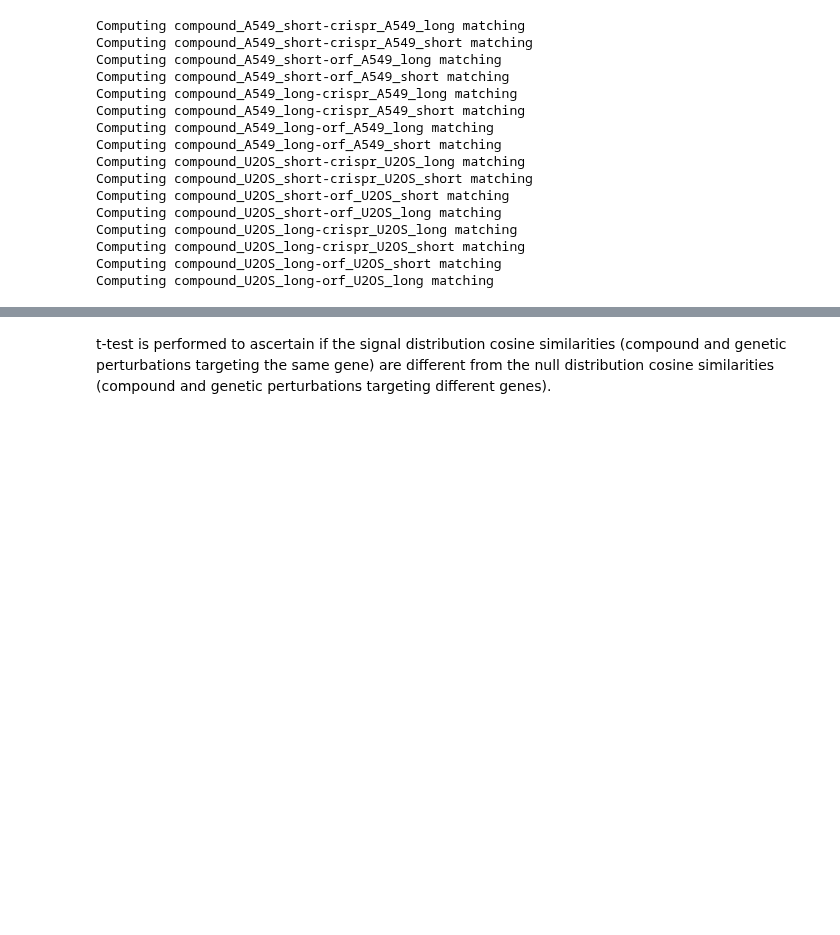
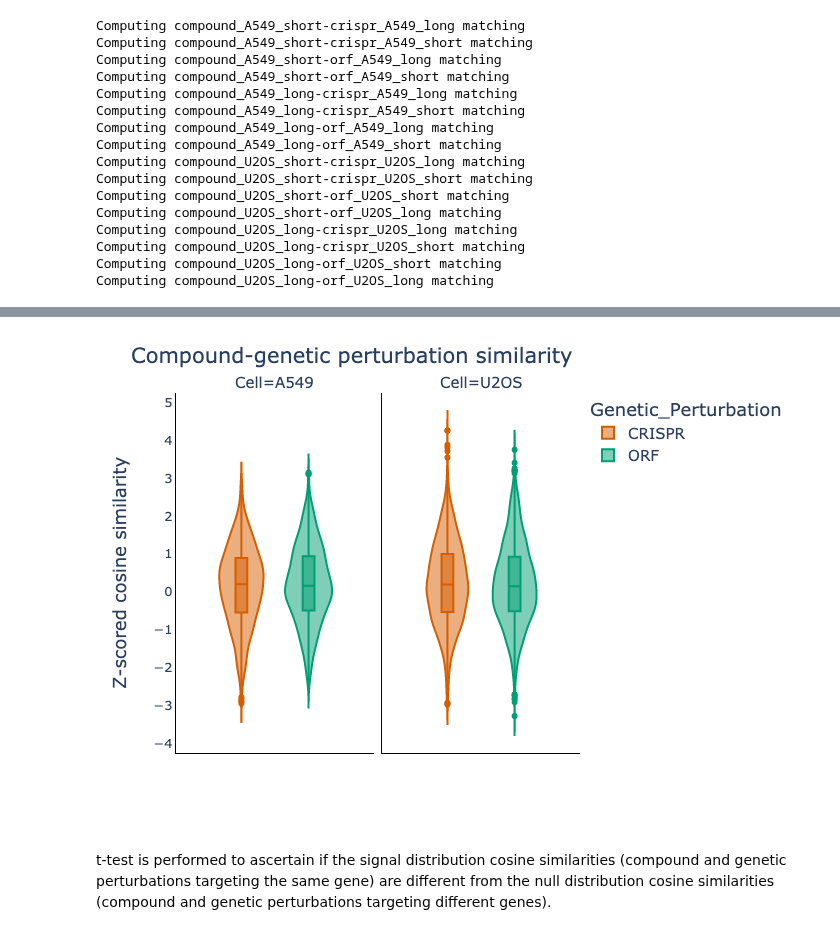
Before and after one commit to jump-cellpainting/2024_Chandrasekaran_NatureMethods, a Jupyter notebook: benchmark/5.visualize-similarities.ipynb, the cells around one changed output, grey strips where cells are left out. Cells and saved outputs as stored; diff of their text form; code cells hidden in the pictures; blank space fills up the shorter version.

```diff
--- a/benchmark/5.visualize-similarities.ipynb
+++ b/benchmark/5.visualize-similarities.ipynb
@@ -207,3 +206,28 @@ fig.write_image('figures/5.cosine_similarities.png', width=640, height=480, scal
+# %%
+# For generating the legend
+
+fig = px.violin(
+    matching_df_z_score,
+    y = 'cosine_sim_zscore',
+    color = 'Genetic_Perturbation',
+    facet_col = 'Cell',
+    color_discrete_map=color_discrete_map_gp,
+    box=True
+    )
+fig.update_layout(title='Compound-genetic perturbation similarity',
+    xaxis1=dict(title='', linecolor = "#000000"),
+    xaxis2=dict(title='', linecolor = "#000000"),
+    yaxis1=dict(title='Z-scored cosine similarity', linecolor = "#000000", tickfont=dict(size=13)),
+    yaxis2=dict(linecolor = "#000000"),
+    font=dict(size=15),
+    paper_bgcolor='rgba(0,0,0,0)',
+    plot_bgcolor='rgba(0,0,0,0)',
+    legend=dict(bgcolor="white")
+)
+fig.show("png")
+fig.write_image('figures/5.cosine_similarities_legend.png', width=640, height=480, scale=2)
+# %% [output]
+[figure, added]
 # %% [markdown]
 t-test is performed to ascertain if the signal distribution cosine similarities (compound and genetic perturbations targeting the same gene) are different from the null distribution cosine similarities (compound and genetic perturbations targeting different genes).
 # %%
```
Also changed, not shown: parts of 10 cells of this notebook, 4 other files.
